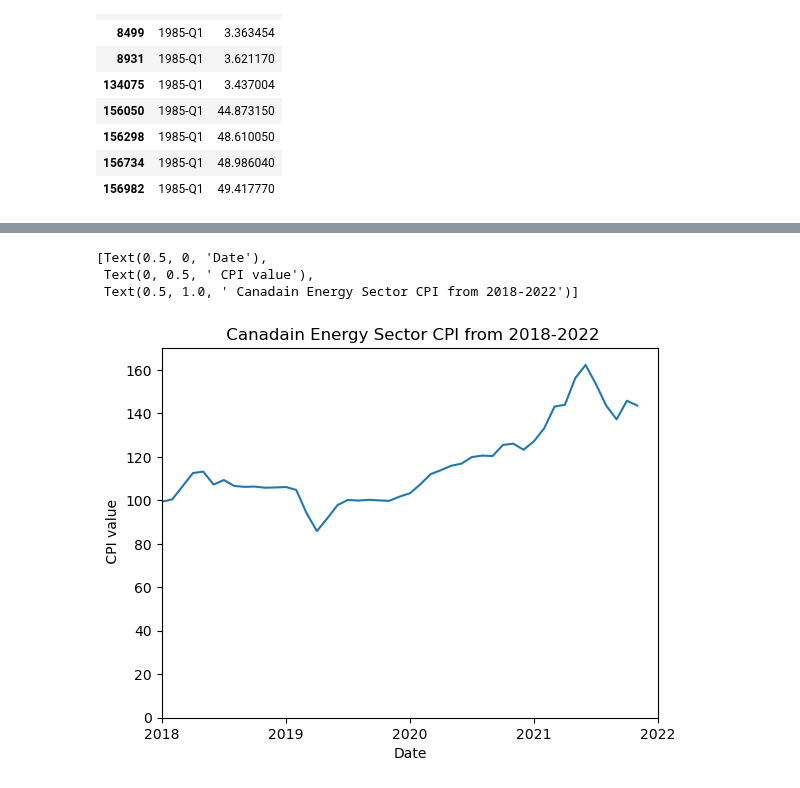
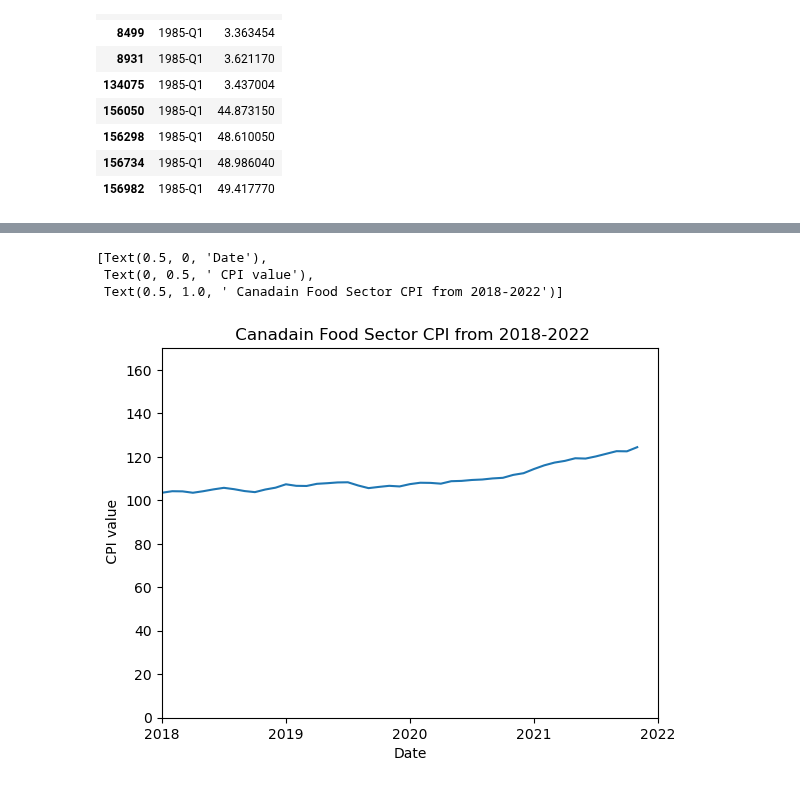
Before and after one commit to ubco-W2022T2-data301/project-group-group19, a Jupyter notebook: analysis/analysis2.ipynb, the cells around one changed output, grey strips where cells are left out. Saved outputs shown, nothing was run; the diff lists cells and outputs as text; code cells hidden in the pictures.

```diff
--- a/analysis/analysis2.ipynb
+++ b/analysis/analysis2.ipynb
@@ -148,10 +148,23 @@ df2
 | 156982 | 1985-Q1 | 49.417770 |
 # %%
 #get all data by date monthly
-#as more interested in most current to date data
-group_by_subject =  dat_loc_cpi_CAD.groupby(dat_loc_cpi_CAD['SUBJECT'])
-df_g1 = group_by_subject.get_group('ENRG')
+#as I am more interested in most current to date data
+
+#Energy
+group_by_subject_Energy =  dat_loc_cpi_CAD.groupby(dat_loc_cpi_CAD['SUBJECT'])
+df_g1 = group_by_subject_Energy.get_group('ENRG')
 df_g1 = df_g1.groupby(df_g1['FREQUENCY']).get_group('M')
 df_g1 = df_g1.reset_index()
 df_g1
+#Food
+group_by_subject_Food = dat_loc_cpi_CAD.groupby(dat_loc_cpi_CAD['SUBJECT'])
+df_g2 = group_by_subject_Food.get_group('FOOD')
+df_g2 = df_g2.groupby(df_g2['FREQUENCY']).get_group("M")
+df_g2
+
+#food-energy total
+group_by_subject_Food_ENRG = dat_loc_cpi_CAD.groupby(dat_loc_cpi_CAD['SUBJECT'])
+df_g3 = group_by_subject_Food_ENRG.get_group('TOT_FOODENRG')
+df_g3 = df_g3.groupby(df_g3['FREQUENCY']).get_group("M")
+df_g3
 # %% [output]
@@ -200,0 +197,12 @@ df_g1
+# %%
+#energy
+df_g1["TIME"] = convertDateTime(df_g1["TIME"])
+df_g1
+
+#food
+df_g2['TIME'] = convertDateTime(df_g2['TIME'])
+df_g2
+
+#total food-energy
+df_g3['TIME'] = convertDateTime(df_g3['TIME'])
+df_g3
@@ -201,5 +223,12 @@ df_g1
 # %%
 #get last 4 years
+#it should show the genral trend
 graph_l4_Energy = df_g1.iloc[1416:-1]
 graph_l4_Energy
+
+graph_l4_Food = df_g2.iloc[1416:-1]
+graph_l4_Food
+
+graph_l4_tot_food_Energy = df_g3.iloc[1416:-1]
+graph_l4_tot_food_Energy
 # %% [output]
@@ -223,15 +269,15 @@ graph_l4_Energy
 # %%
-#plot Engery
-inlaftion_rate_plot = sns.lineplot(graph_l4_Energy, y='CPI',x='TIME')
+#plot Food
+inlaftion_rate_plot = sns.lineplot(graph_l4_Food, y='CPI',x='TIME')
 bars = (2018,2019,2020,2021,2022)
 pos = np.arange(len(bars))
 length = [12,24,36,48,60]
 plt.xlim(12,60)
 plt.xticks(length,bars)
 plt.ylim(0,170)
-inlaftion_rate_plot.set(xlabel="Date",ylabel=" CPI value", title=' Canadain Energy Sector CPI from 2018-2022')
+inlaftion_rate_plot.set(xlabel="Date",ylabel=" CPI value", title=' Canadain Food Sector CPI from 2018-2022')
 # %% [output]
 [Text(0.5, 0, 'Date'),
  Text(0, 0.5, ' CPI value'),
- Text(0.5, 1.0, ' Canadain Energy Sector CPI from 2018-2022')]
+ Text(0.5, 1.0, ' Canadain Food Sector CPI from 2018-2022')]
-[figure, old version]
+[figure, new version]
```
Also changed, not shown: parts of 9 cells of this notebook.
